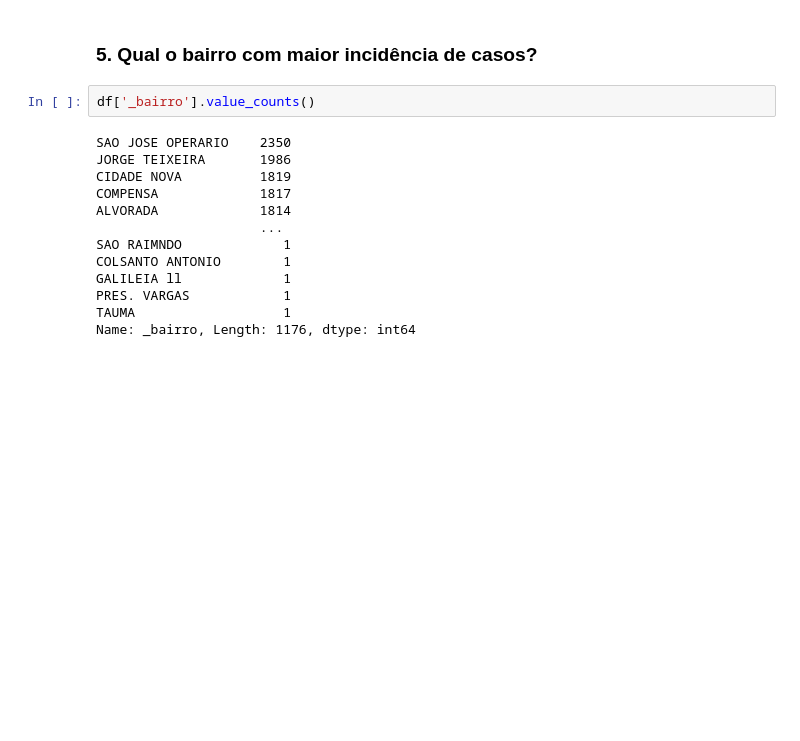
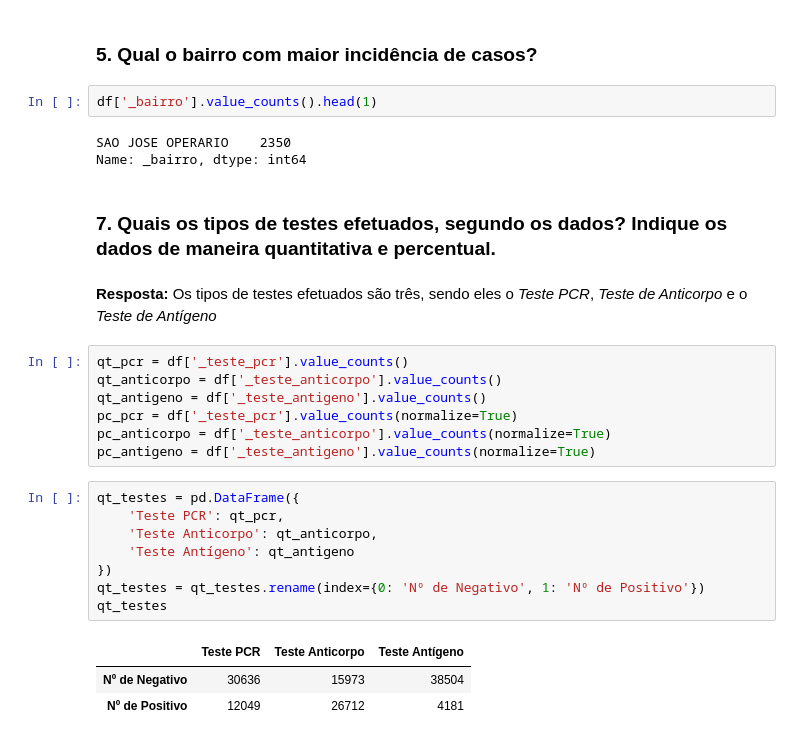
Before and after one commit to willianszwy/Analise-Exploratoria-COVID-19-Manaus, a Jupyter notebook: AnaliseExploratoria.ipynb, the cells around one changed output. Saved outputs shown, nothing was run; the diff lists cells and outputs as text; blank space fills up the shorter version.

```diff
--- a/AnaliseExploratoria.ipynb
+++ b/AnaliseExploratoria.ipynb
@@ -160,17 +167,30 @@ O indivíduo mais velho possui 120.0 anos.
 # %% [markdown]
 ### 5. Qual o bairro com maior incidência de casos?
 # %%
-df['_bairro'].value_counts()
+df['_bairro'].value_counts().head(1)
 # %% [output]
 SAO JOSE OPERARIO    2350
-JORGE TEIXEIRA       1986
-CIDADE NOVA          1819
-COMPENSA             1817
-ALVORADA             1814
-                     ...
-SAO RAIMNDO             1
-COLSANTO ANTONIO        1
-GALILEIA ll             1
-PRES. VARGAS            1
-TAUMA                   1
-Name: _bairro, Length: 1176, dtype: int64
+Name: _bairro, dtype: int64
+# %% [markdown]
+### 7. Quais os tipos de testes efetuados, segundo os dados? Indique os dados de maneira quantitativa e percentual.
+# %% [markdown]
+**Resposta:** Os tipos de testes efetuados são três, sendo eles o *Teste PCR*, *Teste de Anticorpo* e o *Teste de Antígeno*
+# %%
+qt_pcr = df['_teste_pcr'].value_counts()
+qt_anticorpo = df['_teste_anticorpo'].value_counts()
+qt_antigeno = df['_teste_antigeno'].value_counts()
+pc_pcr = df['_teste_pcr'].value_counts(normalize=True)
+pc_anticorpo = df['_teste_anticorpo'].value_counts(normalize=True)
+pc_antigeno = df['_teste_antigeno'].value_counts(normalize=True)
+# %%
+qt_testes = pd.DataFrame({
+    'Teste PCR': qt_pcr,
+    'Teste Anticorpo': qt_anticorpo,
+    'Teste Antígeno': qt_antigeno
+})
+qt_testes = qt_testes.rename(index={0: 'Nº de Negativo', 1: 'Nº de Positivo'})
+qt_testes
+# %% [output]
+|  | Teste PCR | Teste Anticorpo | Teste Antígeno |
+| Nº de Negativo | 30636 | 15973 | 38504 |
+| Nº de Positivo | 12049 | 26712 | 4181 |
```
Also changed, not shown: parts of 21 cells of this notebook, 1 other file.
